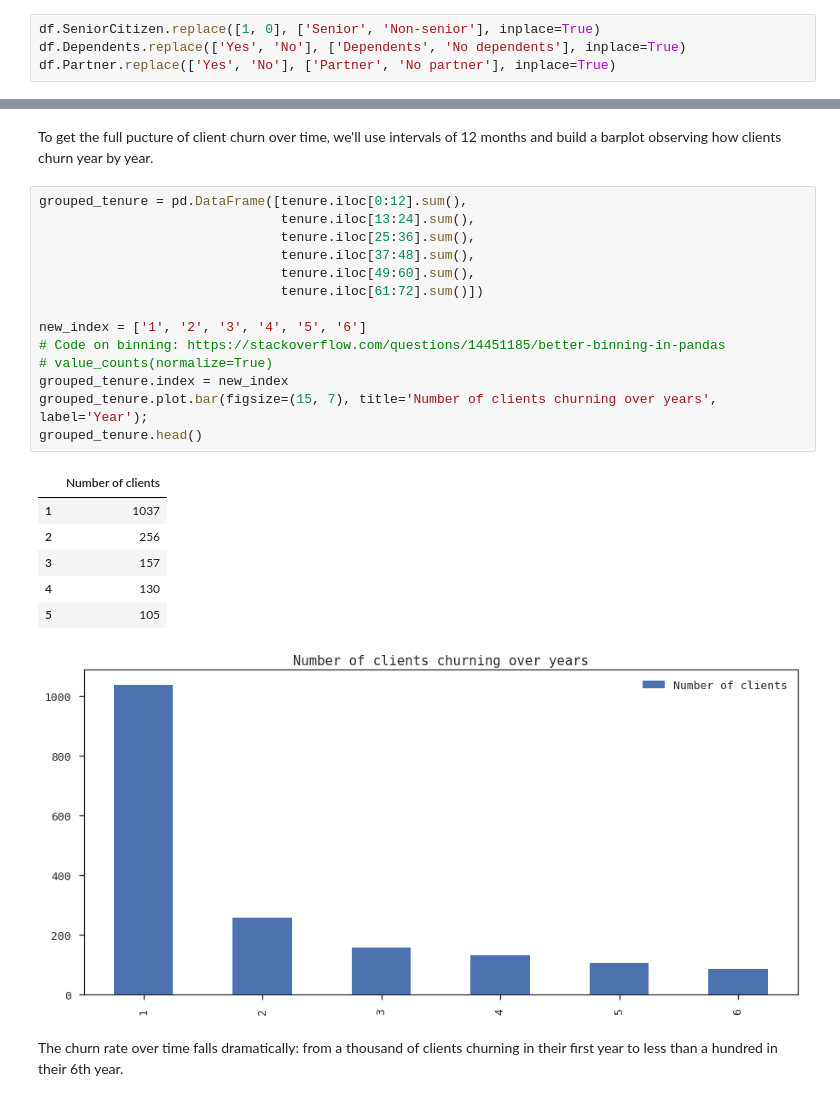
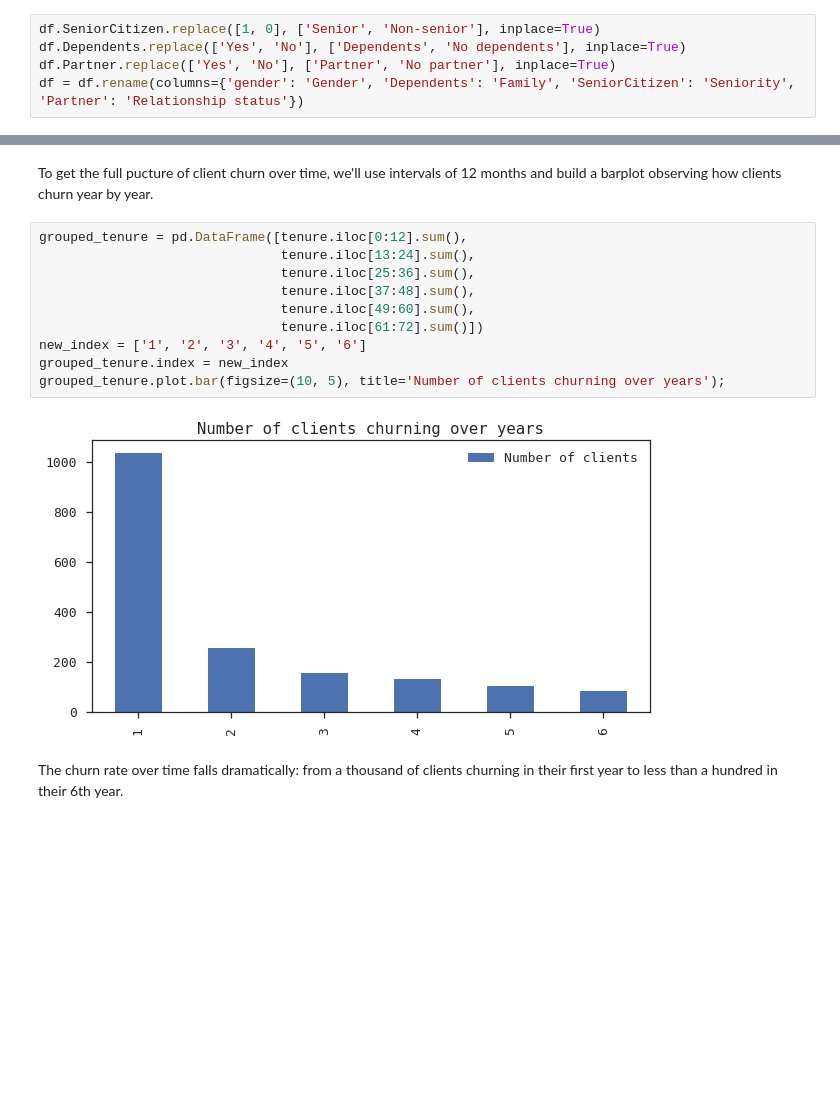
Before and after one commit to PolinaKey/thinkful, a Jupyter notebook: [NEW} Capstone project - Churn.ipynb, the cells around one changed output, grey strips where cells are left out. Cells and saved outputs as stored; diff of their text form; blank space fills up the shorter version.

```diff
--- a/[NEW} Capstone project - Churn.ipynb
+++ b/[NEW} Capstone project - Churn.ipynb
@@ -59,6 +59,7 @@ As we see some of the columns have values "1" / "0" instead of "Yes" / "No" or a
 df.SeniorCitizen.replace([1, 0], ['Senior', 'Non-senior'], inplace=True)
 df.Dependents.replace(['Yes', 'No'], ['Dependents', 'No dependents'], inplace=True)
 df.Partner.replace(['Yes', 'No'], ['Partner', 'No partner'], inplace=True)
+df = df.rename(columns={'gender': 'Gender', 'Dependents': 'Family', 'SeniorCitizen': 'Seniority', 'Partner': 'Relationship status'})
 # %% [markdown]
 ## Research question 1: When do clients churn?
 # %% [markdown]
@@ -95,25 +96,15 @@ To get the full pucture of client churn over time, we'll use intervals of 12 mon
 # %%
 grouped_tenure = pd.DataFrame([tenure.iloc[0:12].sum(),
                                tenure.iloc[13:24].sum(),
                                tenure.iloc[25:36].sum(),
                                tenure.iloc[37:48].sum(),
                                tenure.iloc[49:60].sum(),
                                tenure.iloc[61:72].sum()])
-
 new_index = ['1', '2', '3', '4', '5', '6']
-# Code on binning: https://stackoverflow.com/questions/14451185/better-binning-in-pandas
-# value_counts(normalize=True)
 grouped_tenure.index = new_index
-grouped_tenure.plot.bar(figsize=(15, 7), title='Number of clients churning over years', label='Year');
-grouped_tenure.head()
+grouped_tenure.plot.bar(figsize=(10, 5), title='Number of clients churning over years');
 # %% [output]
-|  | Number of clients |
-| 1 | 1037 |
-| 2 | 256 |
-| 3 | 157 |
-| 4 | 130 |
-| 5 | 105 |
-[figure, old version]
+[figure, new version]
 # %% [markdown]
 The churn rate over time falls dramatically: from a thousand of clients churning in their first year to less than a hundred in their 6th year.
 # %% [markdown]
```
Also changed, not shown: parts of 28 cells of this notebook, 1 other file.
